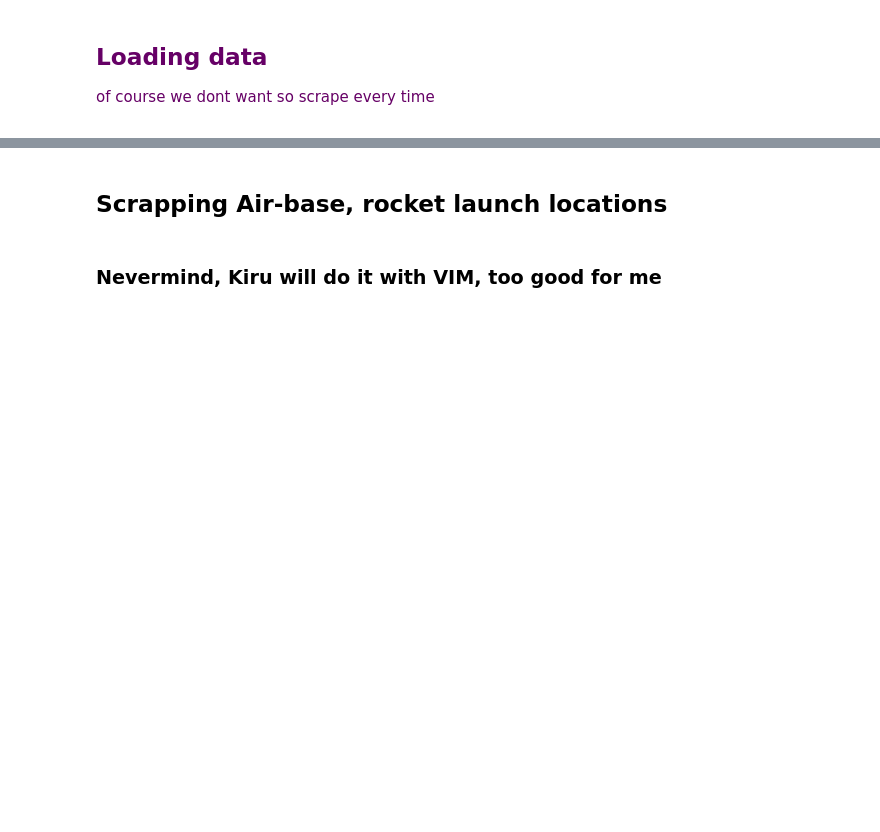
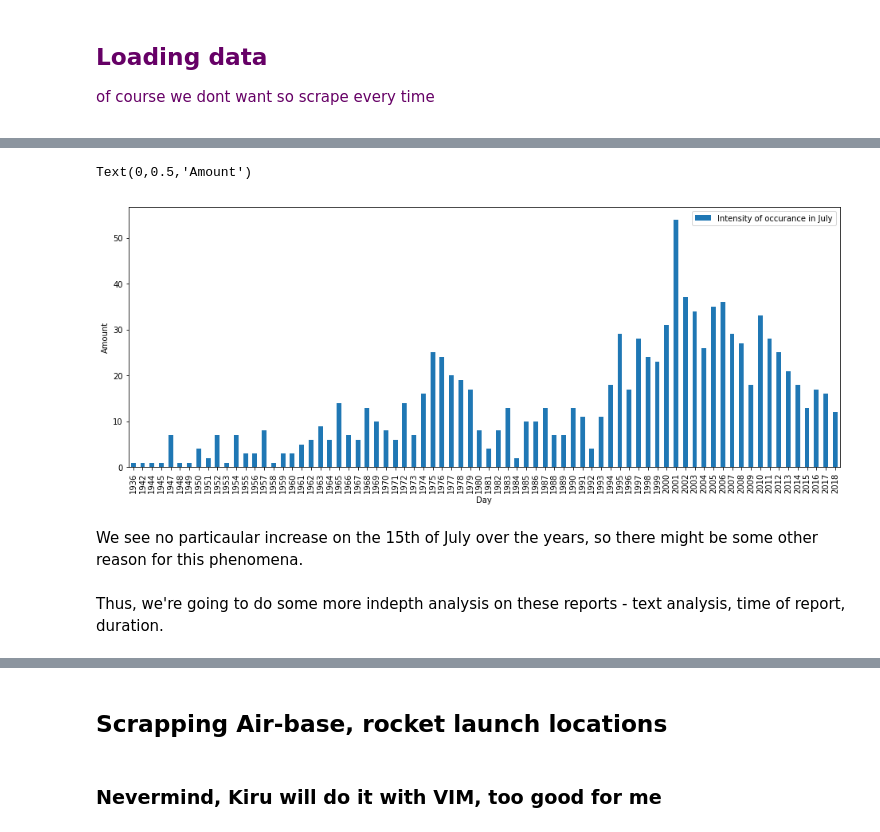
Before and after one commit to kiru/ada_project, a Jupyter notebook: UFO-Jurgis.ipynb, the cells around one changed output, grey strips where cells are left out. Cells and saved outputs as stored; diff of their text form; code cells hidden in the pictures; blank space fills up the shorter version.

Commit message:
adding some intial spike analysis

```diff
--- a/UFO-Jurgis.ipynb
+++ b/UFO-Jurgis.ipynb
@@ -59,0 +153,22 @@ df_reports.head()
+# %%
+df_15july = df_reports[['Occurred']].copy()
+df_15july = df_15july[(df_15july.Occurred.dt.year > 1900)]
+df_15july = df_15july[(df_15july.Occurred.dt.month == 7)]
+df_15july = df_15july[(df_15july.Occurred.dt.day== 15)]
+index_list = df_15july[df_15july.Occurred.isna()].index
+df_15july = df_15july.dropna()
+df_15july['years'] = df_15july.Occurred.map(lambda x: x.strftime('%Y'))
+july15_plotting_times = df_15july.groupby(by='years').count()
+# %%
+fig, ax = subplots()
+july15_plotting_times.plot.bar(figsize=(16,6), ax=ax)
+ax.legend(['Intensity of occurance in July'])
+xlabel("Day")
+ylabel('Amount')
+# %% [output]
+Text(0,0.5,'Amount')
+[figure, added]
+# %% [markdown]
+We see no particaular increase on the 15th of July over the years, so there might be some other reason for this phenomena.
+# %% [markdown]
+Thus, we're going to do some more indepth analysis on these reports - text analysis, time of report, duration.
```
Also changed, not shown: parts of 20 cells of this notebook.
